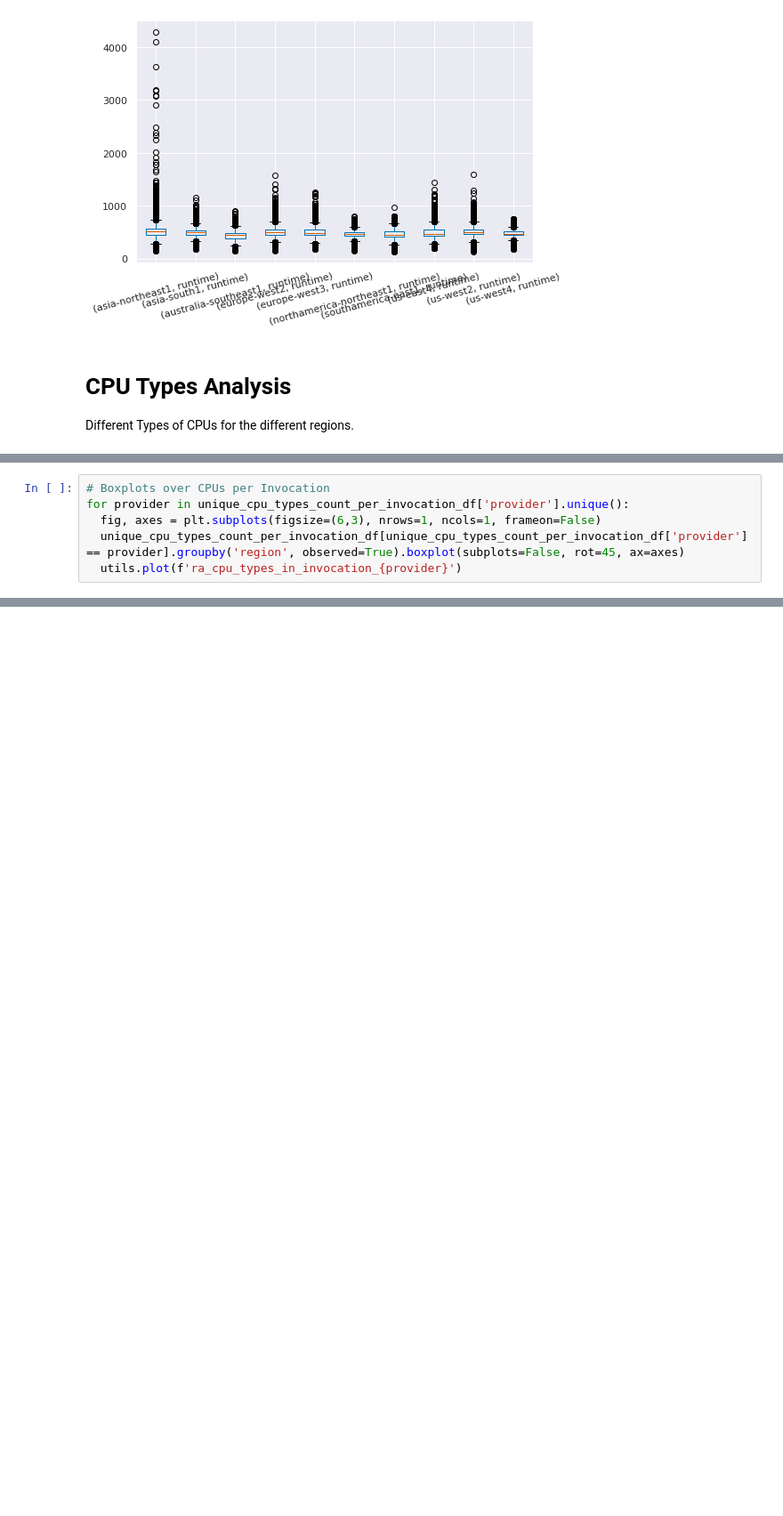
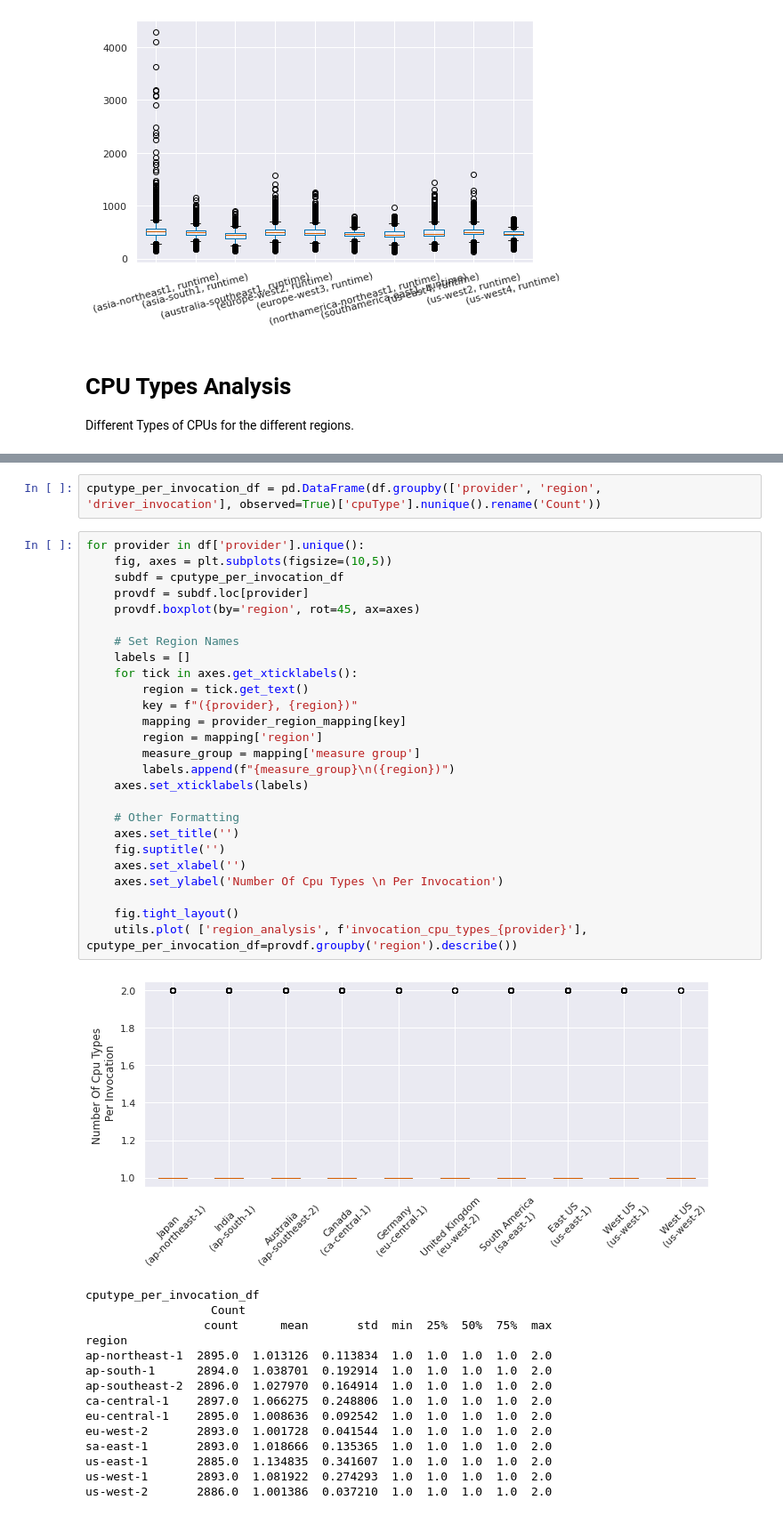
Before and after one commit to l8518/geot-faas, a Jupyter notebook: 020_region_analysis.ipynb, the cells around one changed output, grey strips where cells are left out. Shown at 89% size. Drawn from its saved outputs; the diff is of its cells as text; blank space fills up the shorter version.

```diff
--- a/020_region_analysis.ipynb
+++ b/020_region_analysis.ipynb
@@ -221,6 +195,0 @@ Name: cpuType, dtype: object
-# %%
-# Boxplots over CPUs per Invocation
-for provider in unique_cpu_types_count_per_invocation_df['provider'].unique():
-  fig, axes = plt.subplots(figsize=(6,3), nrows=1, ncols=1, frameon=False)
-  unique_cpu_types_count_per_invocation_df[unique_cpu_types_count_per_invocation_df['provider'] == provider].groupby('region', observed=True).boxplot(subplots=False, rot=45, ax=axes)
-  utils.plot(f'ra_cpu_types_in_invocation_{provider}')
@@ -228,0 +294,44 @@ NameError: name 'unique_cpu_types_count_per_invocation_df' is not defined
+# %%
+cputype_per_invocation_df = pd.DataFrame(df.groupby(['provider', 'region', 'driver_invocation'], observed=True)['cpuType'].nunique().rename('Count'))
+# %%
+for provider in df['provider'].unique():
+    fig, axes = plt.subplots(figsize=(10,5))
+    subdf = cputype_per_invocation_df
+    provdf = subdf.loc[provider]
+    provdf.boxplot(by='region', rot=45, ax=axes)
+
+    # Set Region Names
+    labels = []
+    for tick in axes.get_xticklabels():
+        region = tick.get_text()
+        key = f"({provider}, {region})"
+        mapping = provider_region_mapping[key]
+        region = mapping['region']
+        measure_group = mapping['measure group']
+        labels.append(f"{measure_group}\n({region})")
+    axes.set_xticklabels(labels)
+
+    # Other Formatting
+    axes.set_title('')
+    fig.suptitle('')
+    axes.set_xlabel('')
+    axes.set_ylabel('Number Of Cpu Types \n Per Invocation')
+
+    fig.tight_layout()
+    utils.plot( ['region_analysis', f'invocation_cpu_types_{provider}'], cputype_per_invocation_df=provdf.groupby('region').describe())
+# %% [output]
+[figure, added]
+cputype_per_invocation_df
+                  Count
+                 count      mean       std  min  25%  50%  75%  max
+region
+ap-northeast-1  2895.0  1.013126  0.113834  1.0  1.0  1.0  1.0  2.0
+ap-south-1      2894.0  1.038701  0.192914  1.0  1.0  1.0  1.0  2.0
+ap-southeast-2  2896.0  1.027970  0.164914  1.0  1.0  1.0  1.0  2.0
+ca-central-1    2897.0  1.066275  0.248806  1.0  1.0  1.0  1.0  2.0
+eu-central-1    2895.0  1.008636  0.092542  1.0  1.0  1.0  1.0  2.0
+eu-west-2       2893.0  1.001728  0.041544  1.0  1.0  1.0  1.0  2.0
+sa-east-1       2893.0  1.018666  0.135365  1.0  1.0  1.0  1.0  2.0
+us-east-1       2885.0  1.134835  0.341607  1.0  1.0  1.0  1.0  2.0
+us-west-1       2893.0  1.081922  0.274293  1.0  1.0  1.0  1.0  2.0
+us-west-2       2886.0  1.001386  0.037210  1.0  1.0  1.0  1.0  2.0
```
Also changed, not shown: parts of 7 cells of this notebook, 16 other files.
